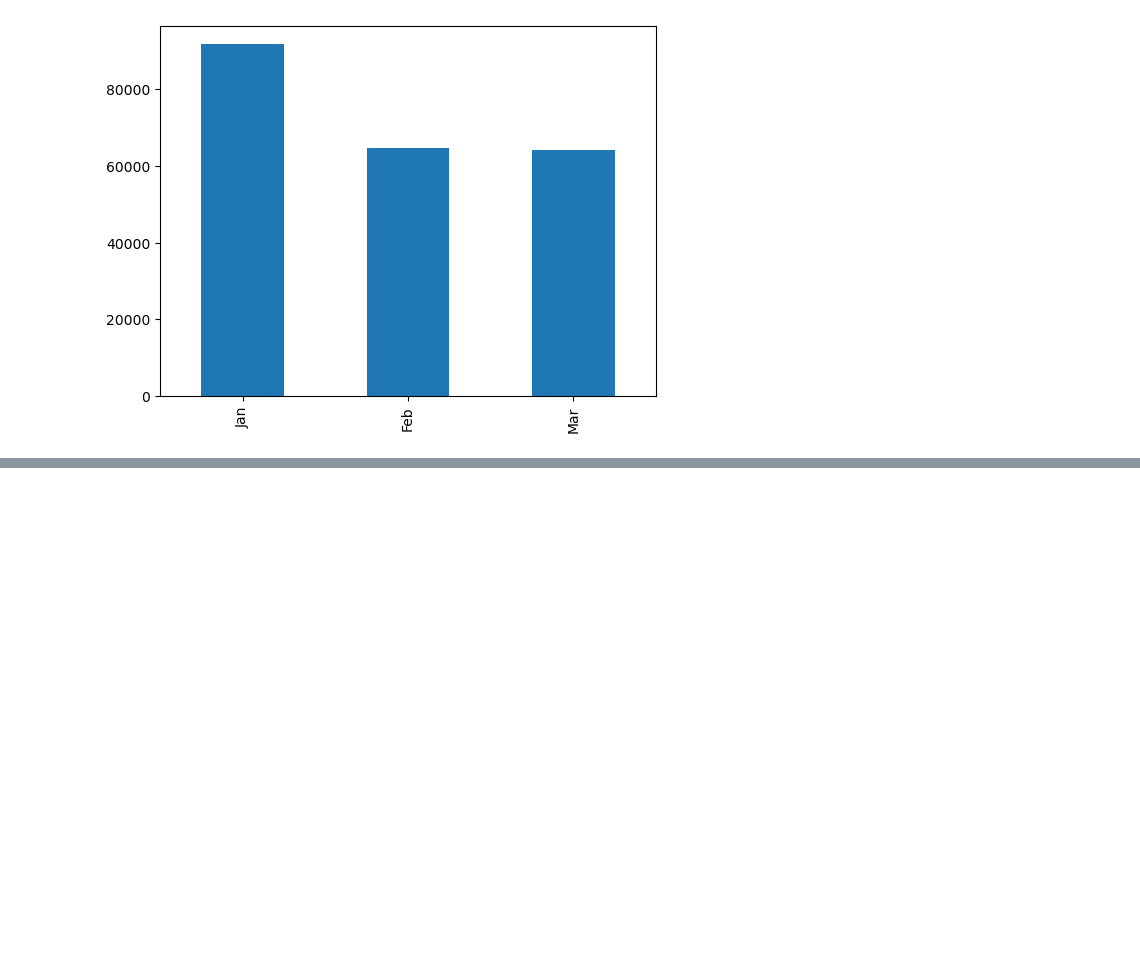
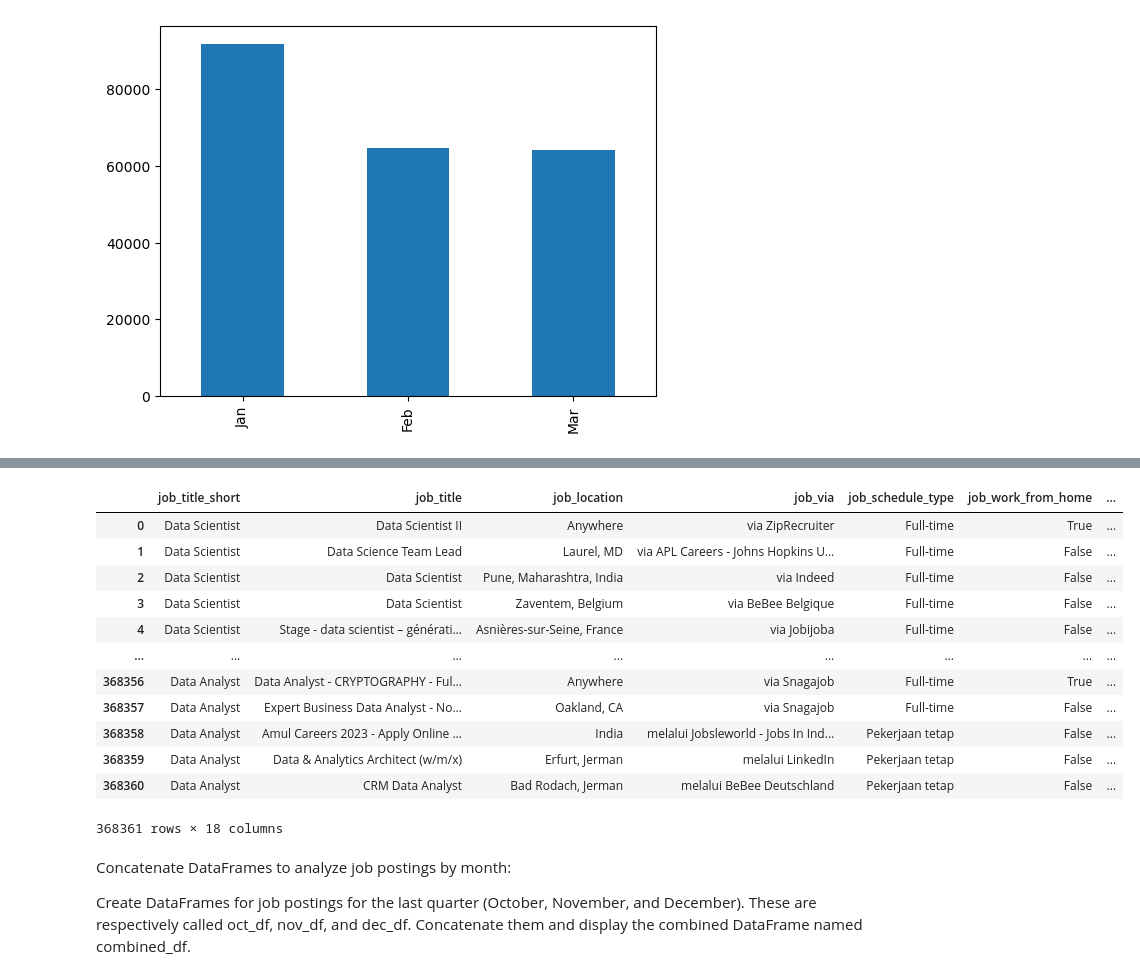
Before and after one commit to Dannie-h/Python-for-Data-Analysis, a Jupyter notebook: 23_Advanced/8_Pandas_Concat_DataFrames.ipynb, the cells around one changed output, grey strips where cells are left out. Cells and saved outputs as stored; diff of their text form; code cells hidden in the pictures; blank space fills up the shorter version.

```diff
--- a/23_Advanced/8_Pandas_Concat_DataFrames.ipynb
+++ b/23_Advanced/8_Pandas_Concat_DataFrames.ipynb
@@ -219,0 +225,3 @@ df_q1['job_posted_month'].value_counts().plot(kind='bar')
+# %%
+data_scientist_df = df[df['job_title_short'] == 'Data Scientist'].copy()
+data_scientist_df.head()
@@ -219,0 +235,3 @@ df_q1['job_posted_month'].value_counts().plot(kind='bar')
+# %%
+data_analyst_df = df[df['job_title_short'] == 'Data Analyst'].copy()
+data_analyst_df.head()
@@ -219,0 +245,22 @@ df_q1['job_posted_month'].value_counts().plot(kind='bar')
+# %%
+combined_df_DA_DS = pd.concat([data_scientist_df, data_analyst_df], ignore_index=True)
+combined_df_DA_DS
+# %% [output]
+|  | job_title_short | job_title | job_location | job_via | job_schedule_type | job_work_from_home | ... |
+| 0 | Data Scientist | Data Scientist II | Anywhere | via ZipRecruiter | Full-time | True | ... |
+| 1 | Data Scientist | Data Science Team Lead | Laurel, MD | via APL Careers - Johns Hopkins U... | Full-time | False | ... |
+| 2 | Data Scientist | Data Scientist | Pune, Maharashtra, India | via Indeed | Full-time | False | ... |
+| 3 | Data Scientist | Data Scientist | Zaventem, Belgium | via BeBee Belgique | Full-time | False | ... |
+| 4 | Data Scientist | Stage - data scientist – générati... | Asnières-sur-Seine, France | via Jobijoba | Full-time | False | ... |
+| ... | ... | ... | ... | ... | ... | ... | ... |
+| 368356 | Data Analyst | Data Analyst - CRYPTOGRAPHY - Ful... | Anywhere | via Snagajob | Full-time | True | ... |
+| 368357 | Data Analyst | Expert Business Data Analyst - No... | Oakland, CA | via Snagajob | Full-time | False | ... |
+| 368358 | Data Analyst | Amul Careers 2023 - Apply Online ... | India | melalui Jobsleworld - Jobs In Ind... | Pekerjaan tetap | False | ... |
+| 368359 | Data Analyst | Data & Analytics Architect (w/m/x) | Erfurt, Jerman | melalui LinkedIn | Pekerjaan tetap | False | ... |
+| 368360 | Data Analyst | CRM Data Analyst | Bad Rodach, Jerman | melalui BeBee Deutschland | Pekerjaan tetap | False | ... |
+368361 rows × 18 columns
+# %% [markdown]
+Concatenate DataFrames to analyze job postings by month:
+
+Create DataFrames for job postings for the last quarter (October, November, and December). These are respectively called oct_df, nov_df, and dec_df.
+Concatenate them and display the combined DataFrame named combined_df.
```
Also changed, not shown: parts of 11 cells of this notebook.
